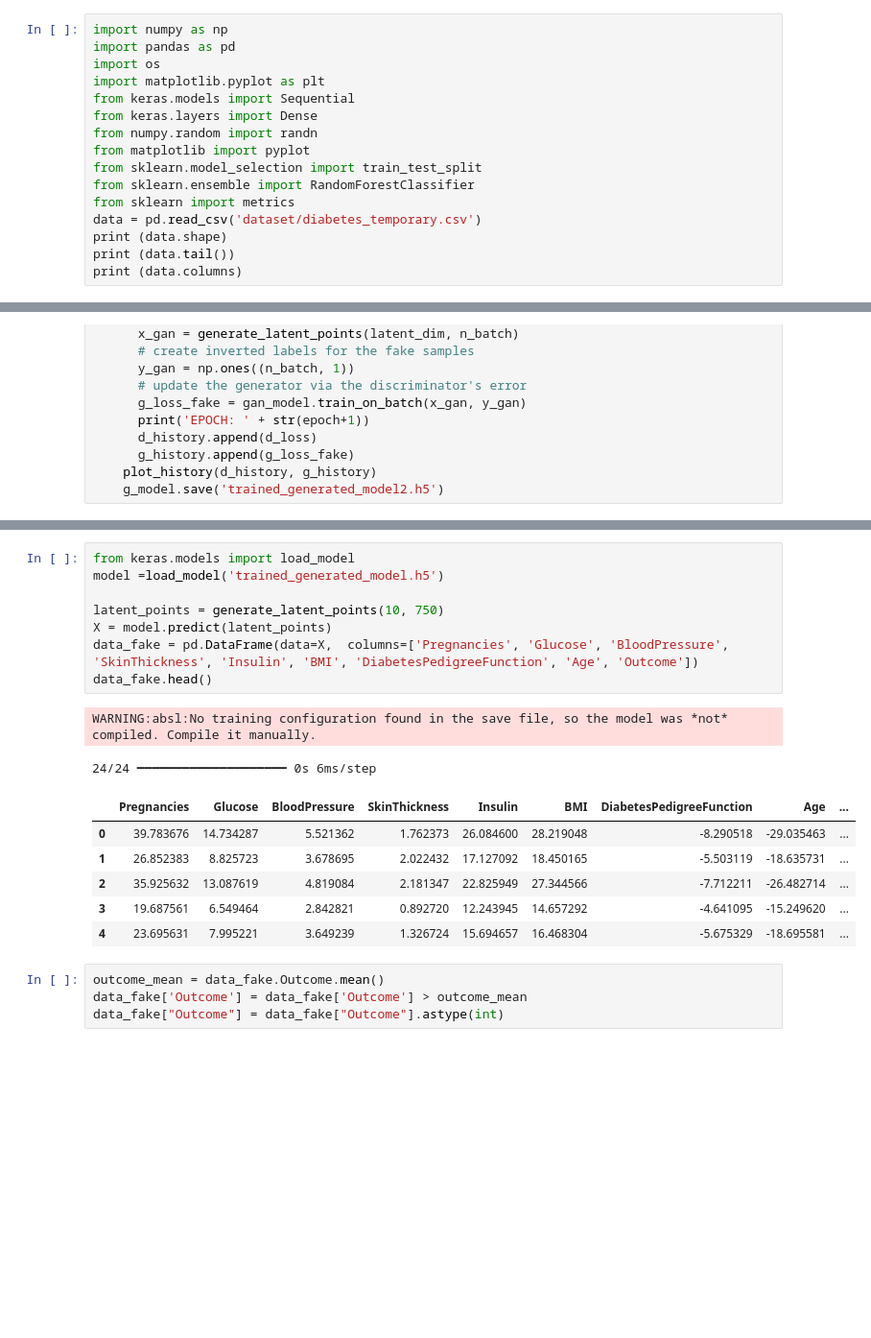
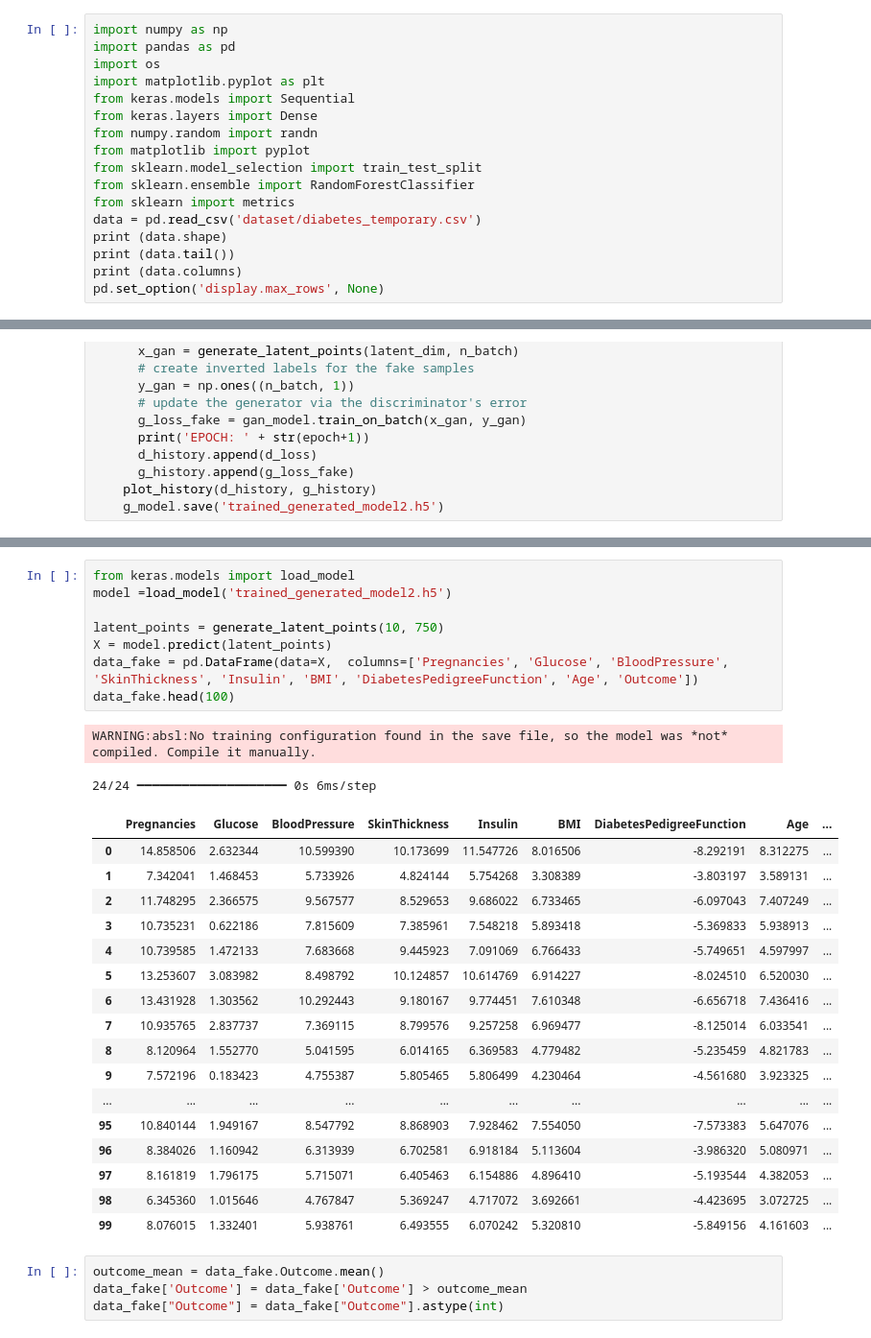
Before and after one commit to tarikibrahimovic/Diabetes-Prediction, a Jupyter notebook: SaNeta.ipynb, the cells around one changed output, grey strips where cells are left out. Shown at 96% size. Saved outputs shown, nothing was run; the diff lists cells and outputs as text; blank space fills up the shorter version.

Commit message:
finishing gan model and generating data from a 3rd party dataset

```diff
--- a/SaNeta.ipynb
+++ b/SaNeta.ipynb
@@ -14,6 +14,7 @@ data = pd.read_csv('dataset/diabetes_temporary.csv')
 print (data.shape)
 print (data.tail())
 print (data.columns)
+pd.set_option('display.max_rows', None)
 # %% [output]
 (768, 9)
      Pregnancies  Glucose  BloodPressure  SkinThickness  Insulin   BMI  \
@@ -208,20 +211,31 @@ EPOCH: 823
 # %%
 from keras.models import load_model
-model =load_model('trained_generated_model.h5')
+model =load_model('trained_generated_model2.h5')
 
 latent_points = generate_latent_points(10, 750)
 X = model.predict(latent_points)
 data_fake = pd.DataFrame(data=X,  columns=['Pregnancies', 'Glucose', 'BloodPressure', 'SkinThickness', 'Insulin', 'BMI', 'DiabetesPedigreeFunction', 'Age', 'Outcome'])
-data_fake.head()
+data_fake.head(100)
 # %% [output]
 WARNING:absl:No training configuration found in the save file, so the model was *not* compiled. Compile it manually.
 24/24 ━━━━━━━━━━━━━━━━━━━━ 0s 6ms/step
 |  | Pregnancies | Glucose | BloodPressure | SkinThickness | Insulin | BMI | DiabetesPedigreeFunction | Age | ... |
-| 0 | 39.783676 | 14.734287 | 5.521362 | 1.762373 | 26.084600 | 28.219048 | -8.290518 | -29.035463 | ... |
-| 1 | 26.852383 | 8.825723 | 3.678695 | 2.022432 | 17.127092 | 18.450165 | -5.503119 | -18.635731 | ... |
-| 2 | 35.925632 | 13.087619 | 4.819084 | 2.181347 | 22.825949 | 27.344566 | -7.712211 | -26.482714 | ... |
-| 3 | 19.687561 | 6.549464 | 2.842821 | 0.892720 | 12.243945 | 14.657292 | -4.641095 | -15.249620 | ... |
-| 4 | 23.695631 | 7.995221 | 3.649239 | 1.326724 | 15.694657 | 16.468304 | -5.675329 | -18.695581 | ... |
+| 0 | 14.858506 | 2.632344 | 10.599390 | 10.173699 | 11.547726 | 8.016506 | -8.292191 | 8.312275 | ... |
+| 1 | 7.342041 | 1.468453 | 5.733926 | 4.824144 | 5.754268 | 3.308389 | -3.803197 | 3.589131 | ... |
+| 2 | 11.748295 | 2.366575 | 9.567577 | 8.529653 | 9.686022 | 6.733465 | -6.097043 | 7.407249 | ... |
+| 3 | 10.735231 | 0.622186 | 7.815609 | 7.385961 | 7.548218 | 5.893418 | -5.369833 | 5.938913 | ... |
+| 4 | 10.739585 | 1.472133 | 7.683668 | 9.445923 | 7.091069 | 6.766433 | -5.749651 | 4.597997 | ... |
+| 5 | 13.253607 | 3.083982 | 8.498792 | 10.124857 | 10.614769 | 6.914227 | -8.024510 | 6.520030 | ... |
+| 6 | 13.431928 | 1.303562 | 10.292443 | 9.180167 | 9.774451 | 7.610348 | -6.656718 | 7.436416 | ... |
+| 7 | 10.935765 | 2.837737 | 7.369115 | 8.799576 | 9.257258 | 6.969477 | -8.125014 | 6.033541 | ... |
+| 8 | 8.120964 | 1.552770 | 5.041595 | 6.014165 | 6.369583 | 4.779482 | -5.235459 | 4.821783 | ... |
+| 9 | 7.572196 | 0.183423 | 4.755387 | 5.805465 | 5.806499 | 4.230464 | -4.561680 | 3.923325 | ... |
+| ... | ... | ... | ... | ... | ... | ... | ... | ... | ... |
+| 95 | 10.840144 | 1.949167 | 8.547792 | 8.868903 | 7.928462 | 7.554050 | -7.573383 | 5.647076 | ... |
+| 96 | 8.384026 | 1.160942 | 6.313939 | 6.702581 | 6.918184 | 5.113604 | -3.986320 | 5.080971 | ... |
+| 97 | 8.161819 | 1.796175 | 5.715071 | 6.405463 | 6.154886 | 4.896410 | -5.193544 | 4.382053 | ... |
+| 98 | 6.345360 | 1.015646 | 4.767847 | 5.369247 | 4.717072 | 3.692661 | -4.423695 | 3.072725 | ... |
+| 99 | 8.076015 | 1.332401 | 5.938761 | 6.493555 | 6.070242 | 5.320810 | -5.849156 | 4.161603 | ... |
 # %%
 outcome_mean = data_fake.Outcome.mean()
 data_fake['Outcome'] = data_fake['Outcome'] > outcome_mean
```
Also changed, not shown: parts of 5 cells of this notebook, 2 other files.
